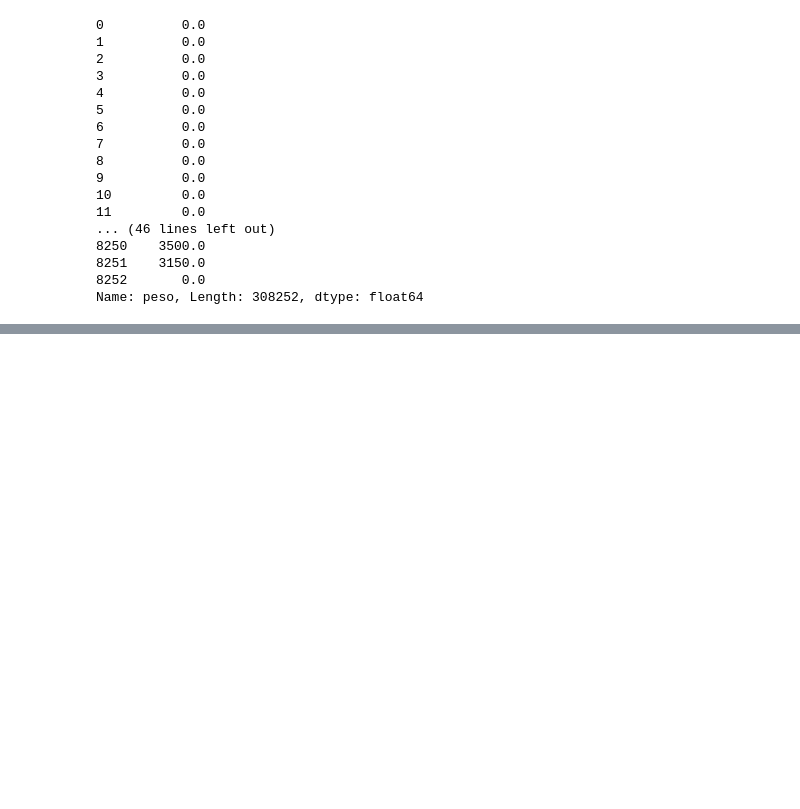
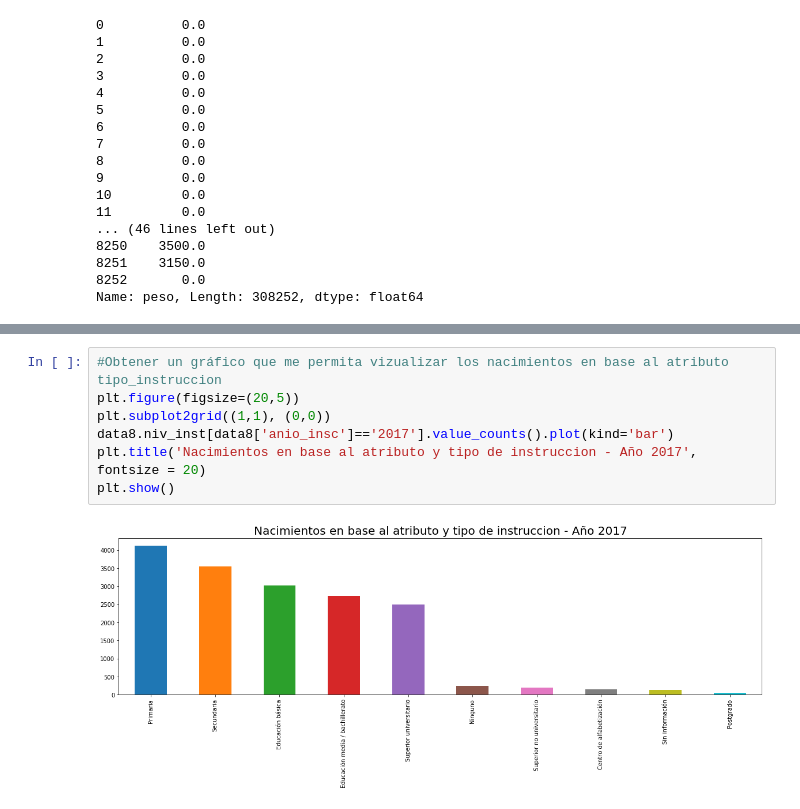
Before and after one commit to Obtencion-Limpieza-Datos/talle-1-djosuejj, a Jupyter notebook: TallerLunes06-08.ipynb, the cells around one changed output, grey strips where cells are left out. Cells and saved outputs as stored; diff of their text form; blank space fills up the shorter version.

```diff
--- a/TallerLunes06-08.ipynb
+++ b/TallerLunes06-08.ipynb
@@ -158,0 +182,9 @@ data8[(data8['cant_insc'] =="Salinas") & (data8['dia_nac'] > 15)]
+# %%
+#Obtener un gráfico que me permita vizualizar los nacimientos en base al atributo tipo_instruccion
+plt.figure(figsize=(20,5))
+plt.subplot2grid((1,1), (0,0))
+data8.niv_inst[data8['anio_insc']=='2017'].value_counts().plot(kind='bar')
+plt.title('Nacimientos en base al atributo y tipo de instruccion - Año 2017', fontsize = 20)
+plt.show()
+# %% [output]
+[figure, added]
```
Also changed, not shown: parts of 11 cells of this notebook.
